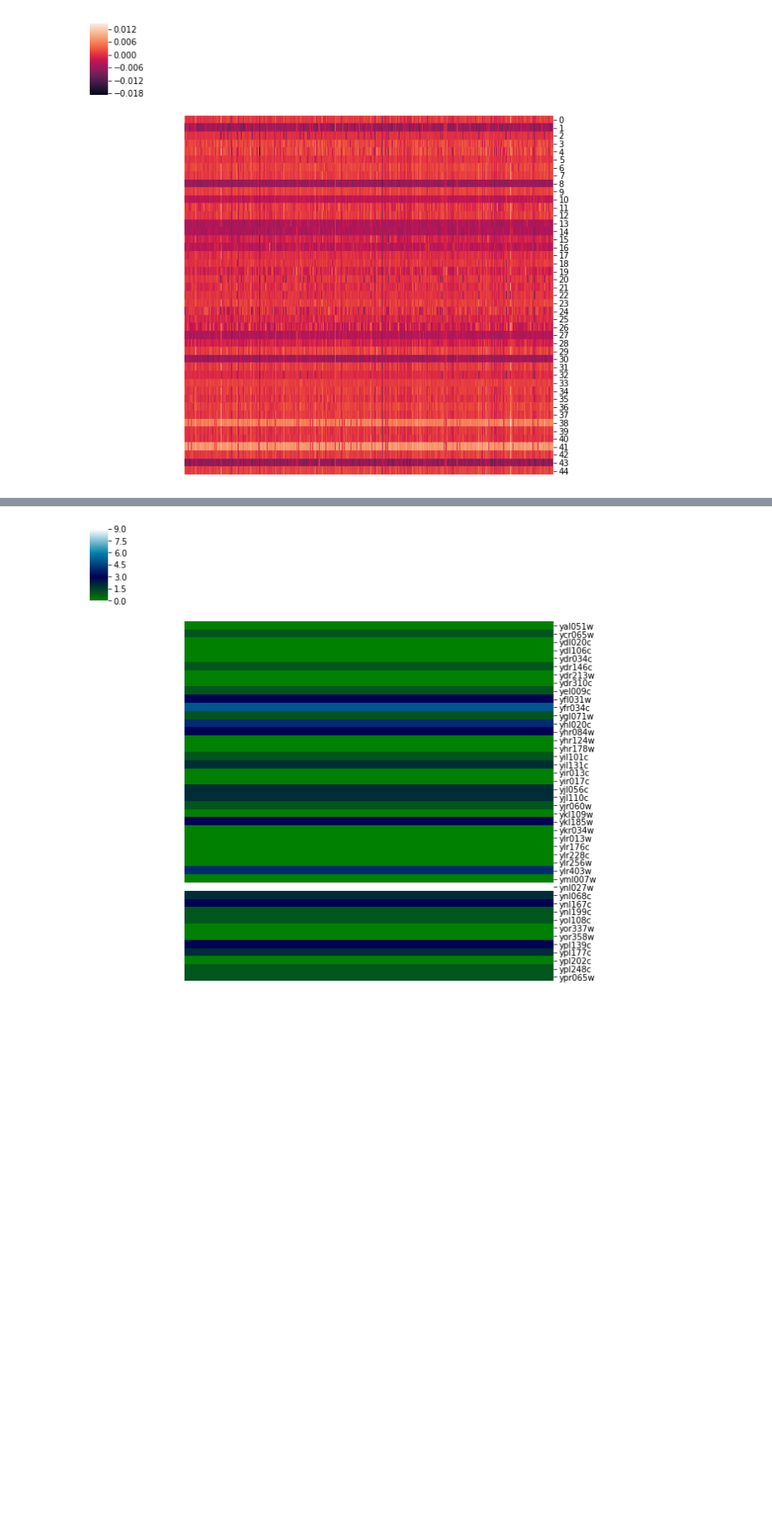
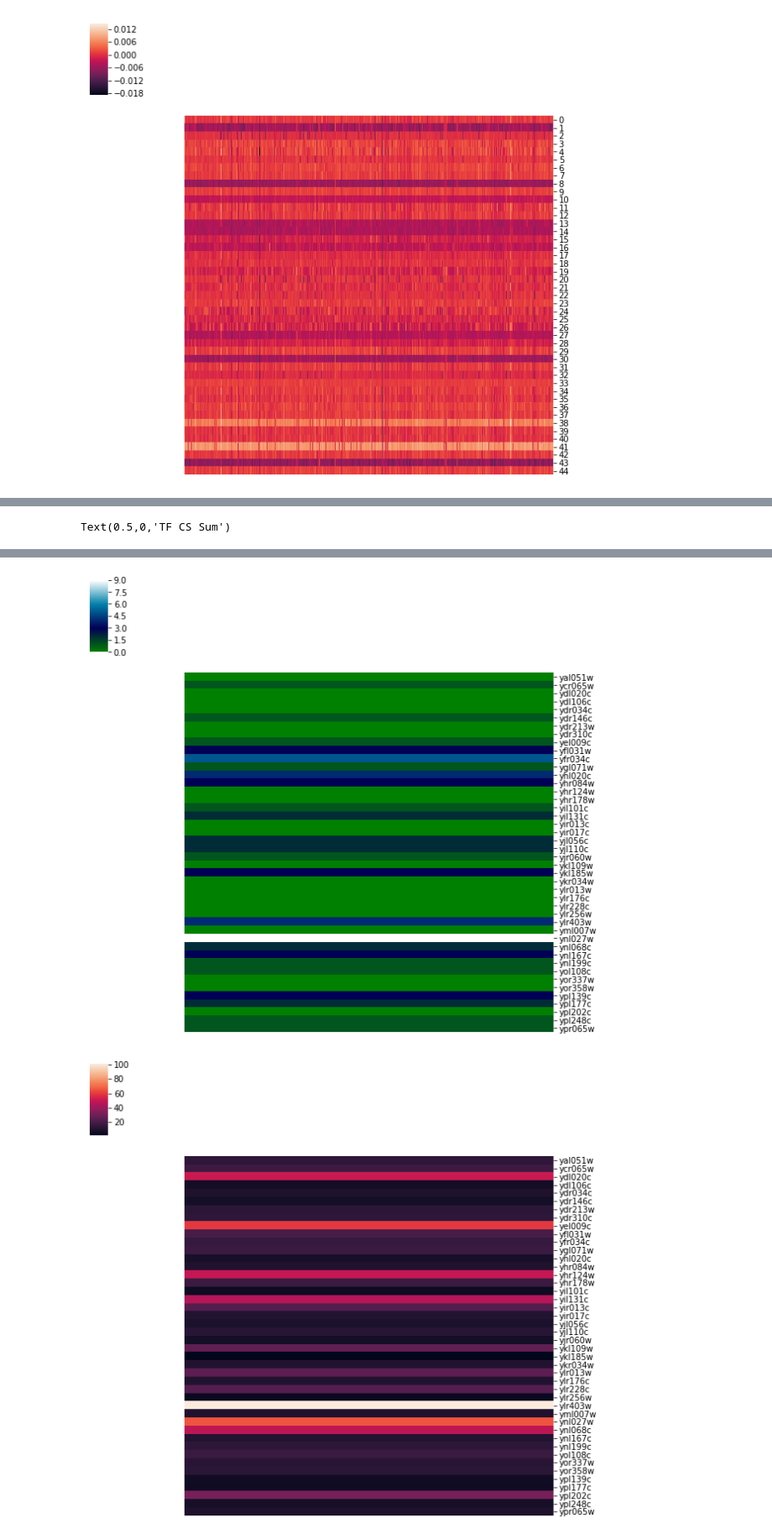
Before and after one commit to e-stan/BrentRotation, a Jupyter notebook: TFAInferenceCode/TFVASignConstrainedAnalysis.ipynb, the cells around one changed output, grey strips where cells are left out. Shown at 84% size. Cells and saved outputs as stored; diff of their text form; code cells hidden in the pictures; blank space fills up the shorter version.

```diff
--- a/TFAInferenceCode/TFVASignConstrainedAnalysis.ipynb
+++ b/TFAInferenceCode/TFVASignConstrainedAnalysis.ipynb
@@ -89,14 +89,25 @@ expectedResults = [tf for kinase,tf,score in expectedResults]
 #interactions = {tf:len([tf1 for tf1 in expectedResults if tf1 == tf]) for tf in TFs}
 interactions = [[len([tf1 for tf1 in expectedResults if tf1 == tf])] for tf in TFs]
 
+file = open("TFA_CSMatrices/learnedCSvalSigned.csv","r")
+delimiter = ","
+CS = [[float(y) for y in x.split(delimiter)] for x in file.readlines()]
+CSColSums = [[np.sum(np.abs(row))] for row in np.transpose(CS)[:-1]]
+
 
 TFARangeSize = [[(max(col1)-min(col1))/col2 for col1,col2 in zip(row1,row2)] for row1,row2 in zip(TFVARange,TFAVariable)]
 sb.clustermap(TFARangeSize,row_cluster=False,col_cluster = False,xticklabels = False,yticklabels=False)
 sb.clustermap(interactions,row_cluster=False,col_cluster = False,xticklabels = False, yticklabels=TFs,cmap="ocean")
+sb.clustermap(CSColSums,row_cluster=False,col_cluster = False,xticklabels = False, yticklabels=TFs)
 
-TFARange = [[TFs[row],np.mean(TFARangeSize[row]),np.std(TFARangeSize[row]),row,interactions[row][0]] for row in range(len(TFARangeSize)-1)]
+
+TFARange = [[TFs[row],np.round(np.mean(TFARangeSize[row]),2),np.round(np.std(TFARangeSize[row]),2),row,interactions[row][0],np.round(CSColSums[row][0],2)] for row in range(len(TFARangeSize)-1)]
 
 TFARange.sort(key = lambda x:x[1], reverse = True)
 for tf in TFARange: print(tf)
 # about 1/4 of the TFs have a range that makes their individual values meaningless
+plt.figure()
+plt.scatter([x[0] for x in CSColSums[:]],np.mean(TFARangeSize,1)[:-1])
+plt.ylabel("TFA Range Size")
+plt.xlabel("TF CS Sum")
 # %% [output]
@@ -120,2 +131,4 @@ for tf in TFARange: print(tf)
+Text(0.5,0,'TF CS Sum')
 [figure]
 [figure]
+[figure, added]
```
Also changed, not shown: parts of 2 cells of this notebook, 4 other files.
